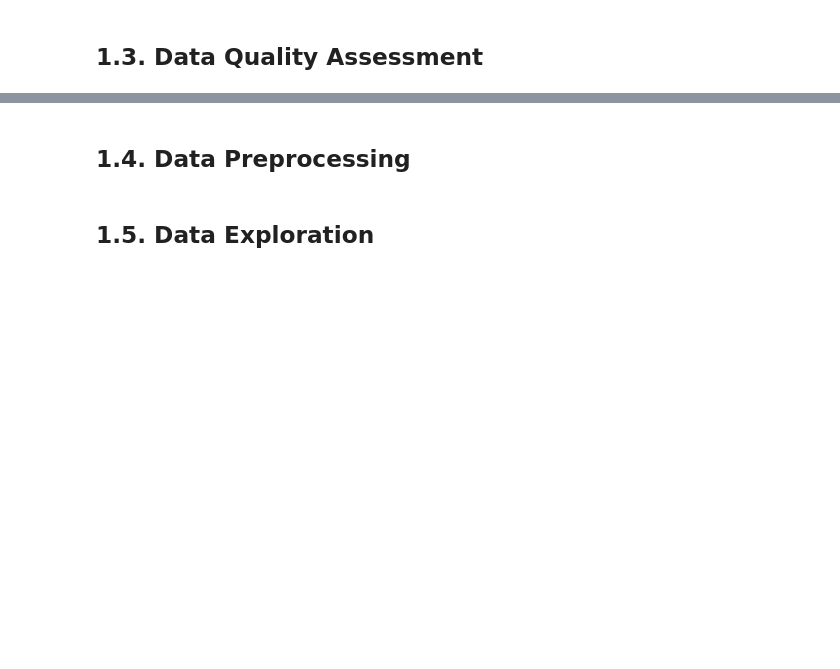
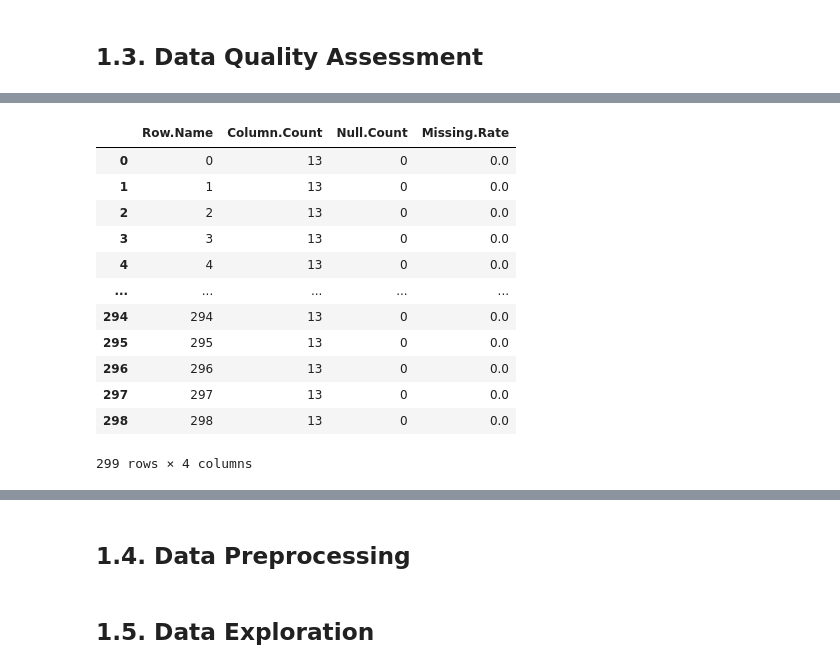
Before and after one commit to JohnPaulinePineda/Portfolio_Project_55, a Jupyter notebook: codes/EstimatingHeartFailureSurvivalRiskProfilesFromCardiovascularHematologicAndMetabolicMarkers.ipynb, the cells around one changed output, grey strips where cells are left out. Saved outputs shown, nothing was run; the diff lists cells and outputs as text; code cells hidden in the pictures; blank space fills up the shorter version.

```diff
--- a/codes/EstimatingHeartFailureSurvivalRiskProfilesFromCardiovascularHematologicAndMetabolicMarkers.ipynb
+++ b/codes/EstimatingHeartFailureSurvivalRiskProfilesFromCardiovascularHematologicAndMetabolicMarkers.ipynb
@@ -86,0 +398,48 @@ The predictor variables for the study are:
+# %%
+##################################
+# Gathering the metadata labels for each observation
+##################################
+row_metadata_list = heart_failure.index.values.tolist()
+# %%
+##################################
+# Gathering the number of columns for each observation
+##################################
+column_count_list = list([len(heart_failure.columns)] * len(heart_failure))
+# %%
+##################################
+# Gathering the number of missing data for each row
+##################################
+null_row_list = list(heart_failure.isna().sum(axis=1))
+# %%
+##################################
+# Gathering the missing data percentage for each column
+##################################
+missing_rate_list = map(truediv, null_row_list, column_count_list)
+# %%
+##################################
+# Exploring the rows
+# for missing data
+##################################
+all_row_quality_summary = pd.DataFrame(zip(row_metadata_list,
+                                           column_count_list,
+                                           null_row_list,
+                                           missing_rate_list),
+                                        columns=['Row.Name',
+                                                 'Column.Count',
+                                                 'Null.Count',
+                                                 'Missing.Rate'])
+display(all_row_quality_summary)
+# %% [output]
+|  | Row.Name | Column.Count | Null.Count | Missing.Rate |
+| 0 | 0 | 13 | 0 | 0.0 |
+| 1 | 1 | 13 | 0 | 0.0 |
+| 2 | 2 | 13 | 0 | 0.0 |
+| 3 | 3 | 13 | 0 | 0.0 |
+| 4 | 4 | 13 | 0 | 0.0 |
+| ... | ... | ... | ... | ... |
+| 294 | 294 | 13 | 0 | 0.0 |
+| 295 | 295 | 13 | 0 | 0.0 |
+| 296 | 296 | 13 | 0 | 0.0 |
+| 297 | 297 | 13 | 0 | 0.0 |
+| 298 | 298 | 13 | 0 | 0.0 |
+299 rows × 4 columns
```
Also changed, not shown: parts of 58 cells of this notebook, 1 other file.
